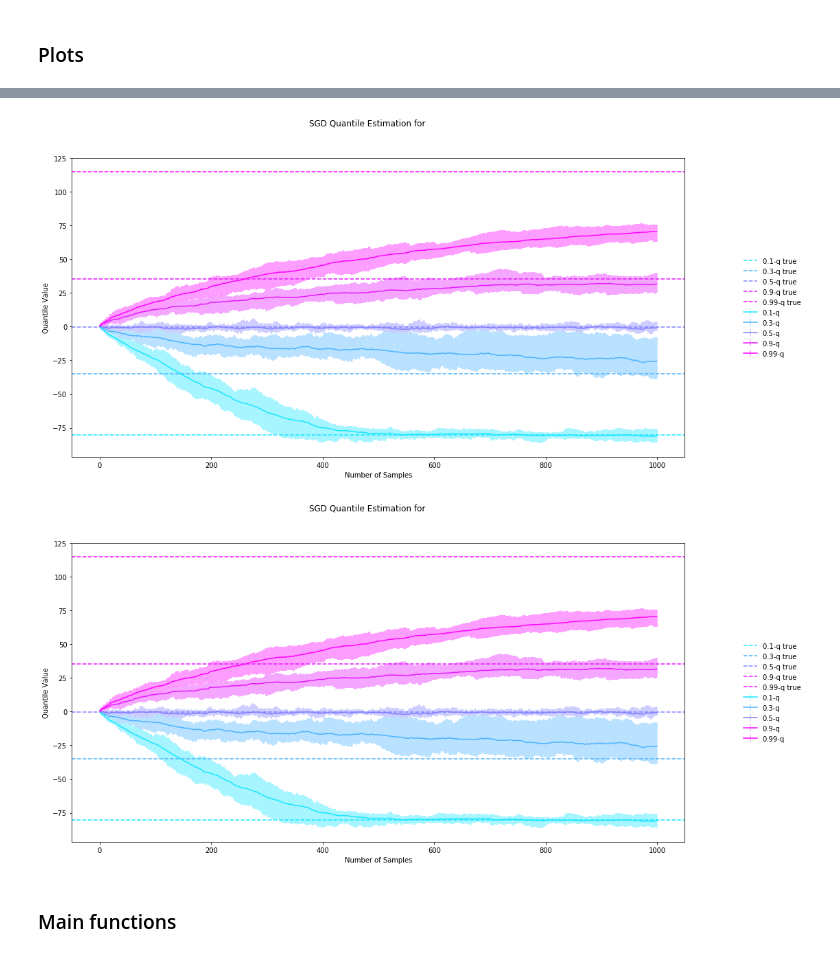
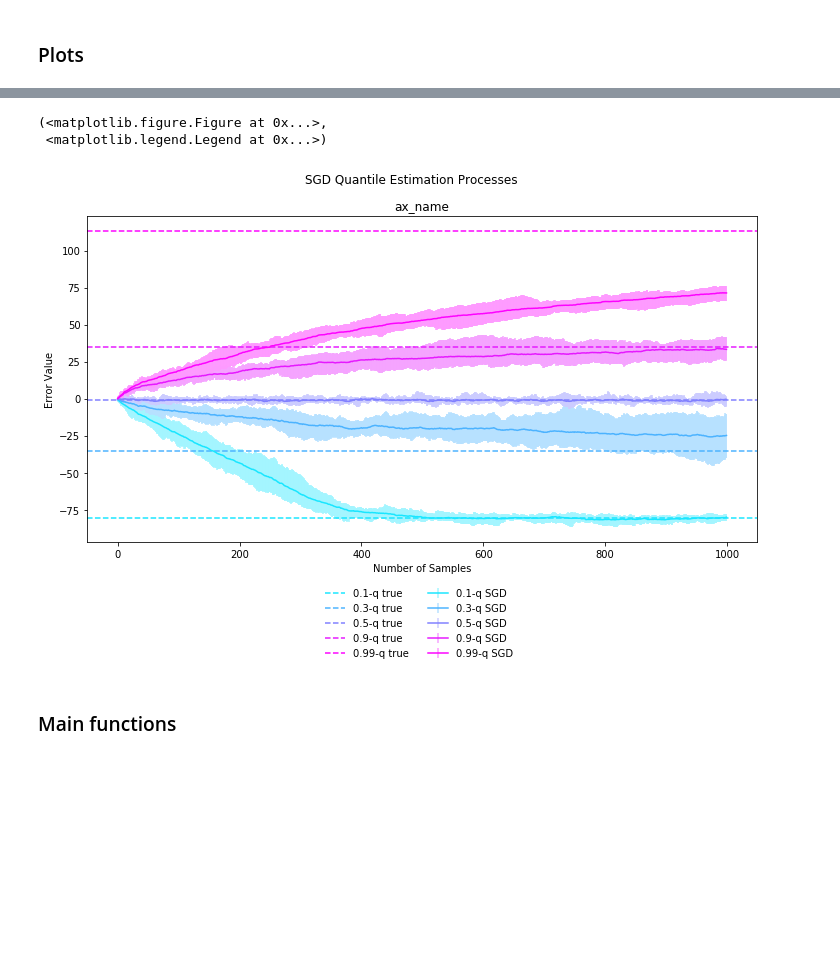
Before and after one commit to chengsoonong/eheye, a Jupyter notebook: QuantEst/sgd_est_experiment/Experiment_final.ipynb, the cells around one changed output, grey strips where cells are left out. Drawn from its saved outputs; the diff is of its cells as text; code cells hidden in the pictures; blank space fills up the shorter version.

Commit message:
Frugal vs SGD plots

```diff
--- a/QuantEst/sgd_est_experiment/Experiment_final.ipynb
+++ b/QuantEst/sgd_est_experiment/Experiment_final.ipynb
@@ -274,48 +286,53 @@ def plot_procs_error_bar(ax, tau_lst, q_true, q_procs, Frugal):
         proc_min = proc_mean - np.min(q_procs, 0)
 
         for i in range(len(tau_lst)):
 
             err = np.vstack((proc_max[i], proc_min[i]))
             colorVal = scalarMap.to_rgba(tau_lst[i])
             ax.errorbar(np.arange(proc_mean.shape[-1]),
                         proc_mean[i],
                         yerr=err, ecolor = lighten_color(colorVal, 0.4),
                         color=colorVal,
-                        label = str(tau_lst[i])+'-q'+('Frugal' if Frugal else ''))
+                        label = str(tau_lst[i])+'-q'+(' Frugal' if Frugal else ' SGD'))
+
+    ax.set_xlabel('Number of Samples')
 
 
-    ax.set_xlabel('Number of Samples')
-    if (q_true is not None):
-        ax.set_ylabel('Quantile Value')
-    else: ax.set_ylabel('Error Value')
 
-
-def plot_procs(tau_lst, q_true, q_procs, q_compare=None):
-    fig = plt.figure(figsize=(16, 8))
-    fig.suptitle('SGD Quantile Estimation for ')
+def plot_procs(ax_name, tau_lst, q_true, q_procs, q_compare=None):
+    fig = plt.figure(figsize=(12, 6))
     ax = fig.add_subplot(111)
 
 
     plot_procs_error_bar(ax, tau_lst, q_true, q_procs, (q_compare is not None))
 
     if q_compare is not None:
         for idx, proc in enumerate(q_compare):
             colorVal = scalarMap.to_rgba(tau_lst[idx])
             ax.plot(proc, color = lighten_color(colorVal, 1.6),
                    label = str(tau_lst[idx])+'-q SGD')
 
-    ax.legend(loc='right', bbox_to_anchor=(1.2, 0.5),
-    frameon=False, ncol=(1 if q_compare is None else 2))
+    lgd = ax.legend(loc='right', bbox_to_anchor=(0.65, -0.25),
+    frameon=False, ncol=2)
+    ax.set_title(ax_name)
 
-    return fig
+    if (q_compare is not None):
+        ax.set_ylabel('Quantile Value')
+
+    else:
+        ax.set_ylabel('Error Value')
+        fig.suptitle('SGD Quantile Estimation Processes')
+
+    return fig, lgd
 
 
 _, compare_proc = get_q_ests(dataset, '2/sqrt_k', tau_vals)
 
-plot_procs(tau_vals, q_batches, sgd_proc)
+plot_procs('ax_name', tau_vals, q_batches, sgd_proc)
 # %% [output]
+(<matplotlib.figure.Figure at 0x...>,
+ <matplotlib.legend.Legend at 0x...>)
-[figure, old version]
+[figure, new version]
-[figure, removed]
 # %%
 def plot_charts(folder_name, q_lst, q_batches, q_sgd_res, proc_filename, proc_shape):
 
```
Also changed, not shown: parts of 4 cells of this notebook.
